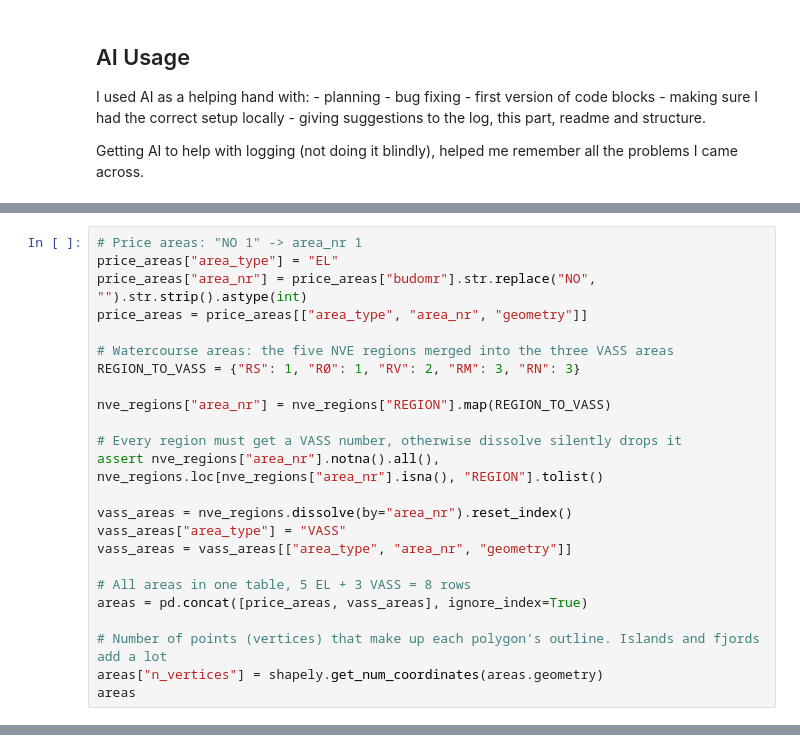
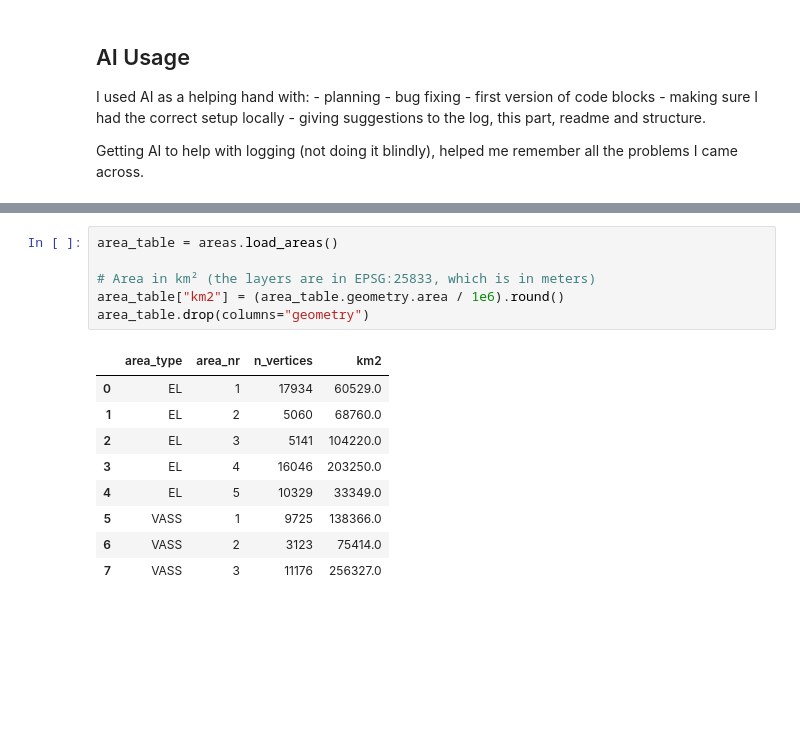
Before and after one commit to Povland/IND320, a Jupyter notebook: notebooks/Oblig3.ipynb, the cells around one changed output, grey strips where cells are left out. Cells and saved outputs as stored; diff of their text form; blank space fills up the shorter version.

```diff
--- a/notebooks/Oblig3.ipynb
+++ b/notebooks/Oblig3.ipynb
@@ -85,24 +97,0 @@ Both layers get the columns `area_type` and `area_nr`, so they can be joined wit
-# %%
-# Price areas: "NO 1" -> area_nr 1
-price_areas["area_type"] = "EL"
-price_areas["area_nr"] = price_areas["budomr"].str.replace("NO", "").str.strip().astype(int)
-price_areas = price_areas[["area_type", "area_nr", "geometry"]]
-
-# Watercourse areas: the five NVE regions merged into the three VASS areas
-REGION_TO_VASS = {"RS": 1, "RØ": 1, "RV": 2, "RM": 3, "RN": 3}
-
-nve_regions["area_nr"] = nve_regions["REGION"].map(REGION_TO_VASS)
-
-# Every region must get a VASS number, otherwise dissolve silently drops it
-assert nve_regions["area_nr"].notna().all(), nve_regions.loc[nve_regions["area_nr"].isna(), "REGION"].tolist()
-
-vass_areas = nve_regions.dissolve(by="area_nr").reset_index()
-vass_areas["area_type"] = "VASS"
-vass_areas = vass_areas[["area_type", "area_nr", "geometry"]]
-
-# All areas in one table, 5 EL + 3 VASS = 8 rows
-areas = pd.concat([price_areas, vass_areas], ignore_index=True)
-
-# Number of points (vertices) that make up each polygon's outline. Islands and fjords add a lot
-areas["n_vertices"] = shapely.get_num_coordinates(areas.geometry)
-areas
@@ -119 +98,17 @@ areas
+# %%
+area_table = areas.load_areas()
+
+# Area in km² (the layers are in EPSG:25833, which is in meters)
+area_table["km2"] = (area_table.geometry.area / 1e6).round()
+area_table.drop(columns="geometry")
+# %% [output]
+|  | area_type | area_nr | n_vertices | km2 |
+| 0 | EL | 1 | 17934 | 60529.0 |
+| 1 | EL | 2 | 5060 | 68760.0 |
+| 2 | EL | 3 | 5141 | 104220.0 |
+| 3 | EL | 4 | 16046 | 203250.0 |
+| 4 | EL | 5 | 10329 | 33349.0 |
+| 5 | VASS | 1 | 9725 | 138366.0 |
+| 6 | VASS | 2 | 3123 | 75414.0 |
+| 7 | VASS | 3 | 11176 | 256327.0 |
 # %% [markdown]
```
Also changed, not shown: parts of 25 cells of this notebook, 4 other files.
